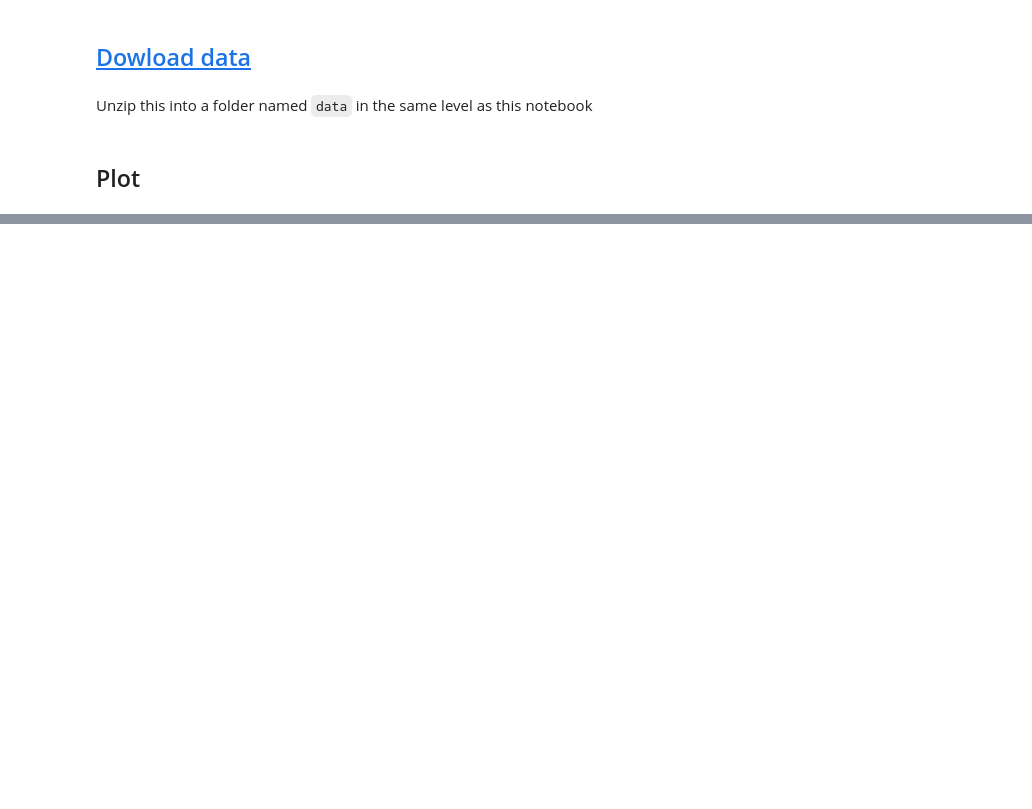
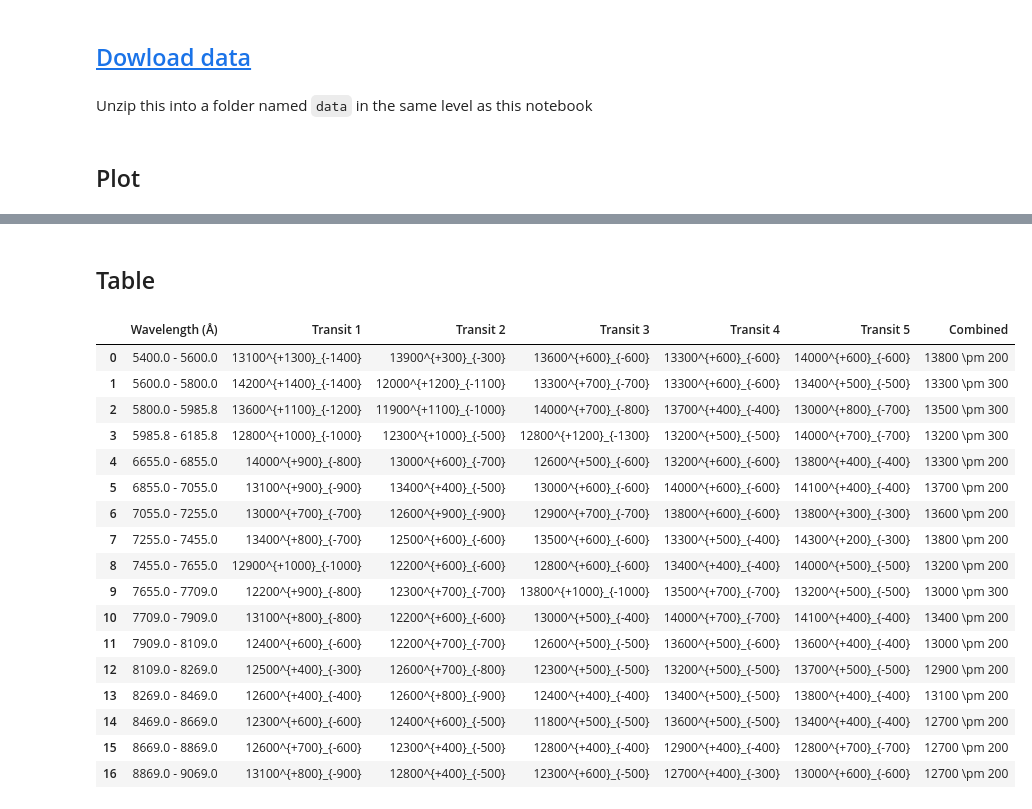
Before and after one commit to icweaver/HAT-P-23b, a Jupyter notebook: _sources/notebooks/tspec_full.ipynb, the cells around one changed output, grey strips where cells are left out. Drawn from its saved outputs; the diff is of its cells as text; code cells hidden in the pictures; blank space fills up the shorter version.

```diff
--- a/_sources/notebooks/tspec_full.ipynb
+++ b/_sources/notebooks/tspec_full.ipynb
@@ -68,0 +85,23 @@ gp (m/s^2): 2925.3276999709506 cm / s2
+# %% [markdown]
+## Table
+# %%
+pd.read_csv("data/tspec_full/tspec_c.csv")#.to_clipboard(index=False)
+# %% [output]
+|  | Wavelength (Å) | Transit 1 | Transit 2 | Transit 3 | Transit 4 | Transit 5 | Combined |
+| 0 | 5400.0 - 5600.0 | 13100^{+1300}_{-1400} | 13900^{+300}_{-300} | 13600^{+600}_{-600} | 13300^{+600}_{-600} | 14000^{+600}_{-600} | 13800 \pm 200 |
+| 1 | 5600.0 - 5800.0 | 14200^{+1400}_{-1400} | 12000^{+1200}_{-1100} | 13300^{+700}_{-700} | 13300^{+600}_{-600} | 13400^{+500}_{-500} | 13300 \pm 300 |
+| 2 | 5800.0 - 5985.8 | 13600^{+1100}_{-1200} | 11900^{+1100}_{-1000} | 14000^{+700}_{-800} | 13700^{+400}_{-400} | 13000^{+800}_{-700} | 13500 \pm 300 |
+| 3 | 5985.8 - 6185.8 | 12800^{+1000}_{-1000} | 12300^{+1000}_{-500} | 12800^{+1200}_{-1300} | 13200^{+500}_{-500} | 14000^{+700}_{-700} | 13200 \pm 300 |
+| 4 | 6655.0 - 6855.0 | 14000^{+900}_{-800} | 13000^{+600}_{-700} | 12600^{+500}_{-600} | 13200^{+600}_{-600} | 13800^{+400}_{-400} | 13300 \pm 200 |
+| 5 | 6855.0 - 7055.0 | 13100^{+900}_{-900} | 13400^{+400}_{-500} | 13000^{+600}_{-600} | 14000^{+600}_{-600} | 14100^{+400}_{-400} | 13700 \pm 200 |
+| 6 | 7055.0 - 7255.0 | 13000^{+700}_{-700} | 12600^{+900}_{-900} | 12900^{+700}_{-700} | 13800^{+600}_{-600} | 13800^{+300}_{-300} | 13600 \pm 200 |
+| 7 | 7255.0 - 7455.0 | 13400^{+800}_{-700} | 12500^{+600}_{-600} | 13500^{+600}_{-600} | 13300^{+500}_{-400} | 14300^{+200}_{-300} | 13800 \pm 200 |
+| 8 | 7455.0 - 7655.0 | 12900^{+1000}_{-1000} | 12200^{+600}_{-600} | 12800^{+600}_{-600} | 13400^{+400}_{-400} | 14000^{+500}_{-500} | 13200 \pm 200 |
+| 9 | 7655.0 - 7709.0 | 12200^{+900}_{-800} | 12300^{+700}_{-700} | 13800^{+1000}_{-1000} | 13500^{+700}_{-700} | 13200^{+500}_{-500} | 13000 \pm 300 |
+| 10 | 7709.0 - 7909.0 | 13100^{+800}_{-800} | 12200^{+600}_{-600} | 13000^{+500}_{-400} | 14000^{+700}_{-700} | 14100^{+400}_{-400} | 13400 \pm 200 |
+| 11 | 7909.0 - 8109.0 | 12400^{+600}_{-600} | 12200^{+700}_{-700} | 12600^{+500}_{-500} | 13600^{+500}_{-600} | 13600^{+400}_{-400} | 13000 \pm 200 |
+| 12 | 8109.0 - 8269.0 | 12500^{+400}_{-300} | 12600^{+700}_{-800} | 12300^{+500}_{-500} | 13200^{+500}_{-500} | 13700^{+500}_{-500} | 12900 \pm 200 |
+| 13 | 8269.0 - 8469.0 | 12600^{+400}_{-400} | 12600^{+800}_{-900} | 12400^{+400}_{-400} | 13400^{+500}_{-500} | 13800^{+400}_{-400} | 13100 \pm 200 |
+| 14 | 8469.0 - 8669.0 | 12300^{+600}_{-600} | 12400^{+600}_{-500} | 11800^{+500}_{-500} | 13600^{+500}_{-500} | 13400^{+400}_{-400} | 12700 \pm 200 |
+| 15 | 8669.0 - 8869.0 | 12600^{+700}_{-600} | 12300^{+400}_{-500} | 12800^{+400}_{-400} | 12900^{+400}_{-400} | 12800^{+700}_{-700} | 12700 \pm 200 |
+| 16 | 8869.0 - 9069.0 | 13100^{+800}_{-900} | 12800^{+400}_{-500} | 12300^{+600}_{-500} | 12700^{+400}_{-300} | 13000^{+600}_{-600} | 12700 \pm 200 |
```
Also changed, not shown: parts of 3 cells of this notebook, 48 other files.
